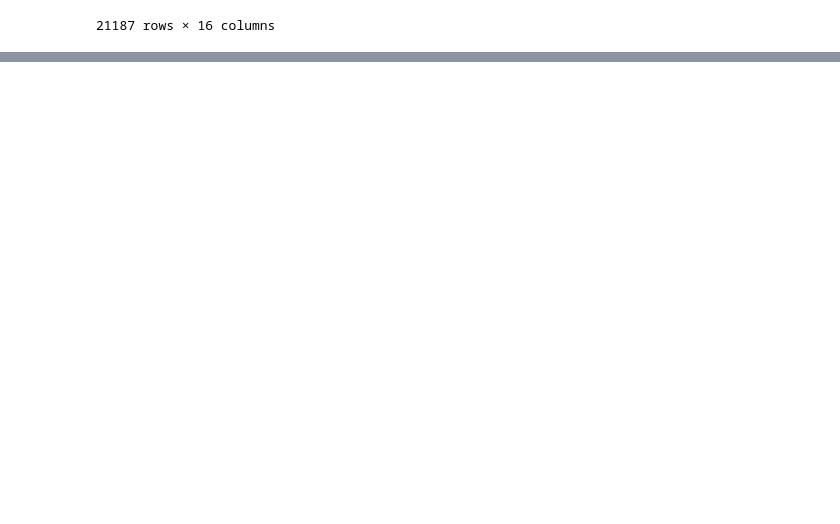
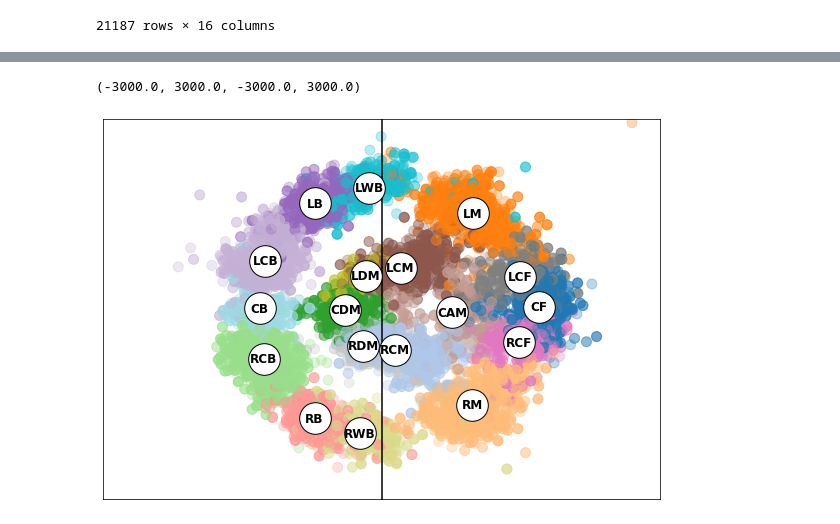
Before and after one commit to pientist/soccercpd, a Jupyter notebook: src/2_role_labeling.ipynb, the cells around one changed output, grey strips where cells are left out. Drawn from its saved outputs; the diff is of its cells as text; code cells hidden in the pictures; blank space fills up the shorter version.

Commit message:
[feat][2_role_labeling] Visualize roles with domain-specific labels

```diff
--- a/src/2_role_labeling.ipynb
+++ b/src/2_role_labeling.ipynb
@@ -116,0 +147,26 @@ role_records
+# %%
+ordinary_role_records = role_records[role_records[LABEL_FORMATION] != 'others']
+x = ordinary_role_records[LABEL_X]
+y = ordinary_role_records[LABEL_Y]
+ordinary_roles = ordinary_role_records[LABEL_ALIGNED_ROLE].unique()
+role_to_color = dict(zip(ordinary_roles, np.arange(len(ordinary_roles))))
+colors = ordinary_role_records[LABEL_ALIGNED_ROLE].apply(lambda x: role_to_color[x])
+
+plt.figure(figsize=(10, 7))
+plt.scatter(x, y, s=100, c=colors, alpha=0.3, cmap='tab20', zorder=0)
+
+mean_coords = ordinary_role_records.groupby(LABEL_ALIGNED_ROLE)[[LABEL_X, LABEL_Y]].mean()
+plt.scatter(mean_coords[LABEL_X], mean_coords[LABEL_Y], s=1000, c='w', edgecolors='k', zorder=1)
+for r in mean_coords.index:
+    plt.annotate(r, xy=mean_coords.loc[r], ha='center', va='center', fontsize=12, fontweight='bold', zorder=2)
+
+xlim = 3000
+ylim = 3000
+plt.xlim(-xlim, xlim)
+plt.ylim(-ylim, ylim)
+plt.vlines([-xlim, 0, xlim], ymin=-ylim, ymax=ylim, color='k', zorder=0)
+plt.hlines([-ylim, ylim], xmin=-xlim, xmax=xlim, color='k', zorder=0)
+plt.axis('off')
+# %% [output]
+(-3000.0, 3000.0, -3000.0, 3000.0)
+[figure, added]
```
Also changed, not shown: parts of 7 cells of this notebook, 1 other file.
